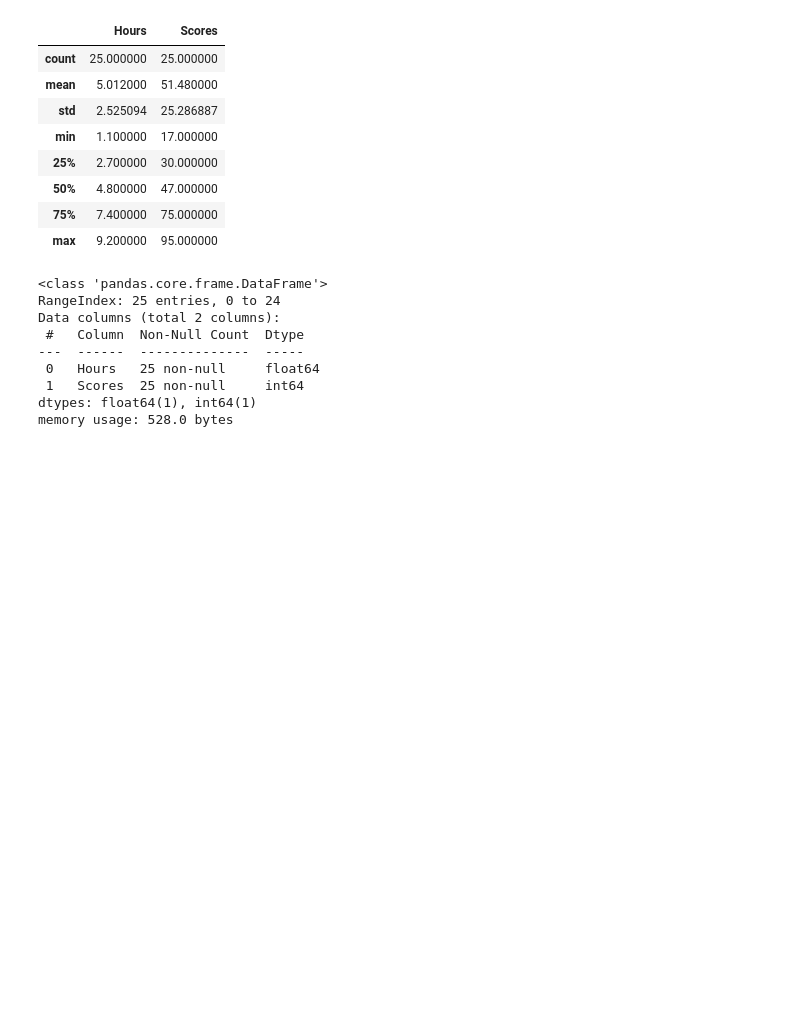
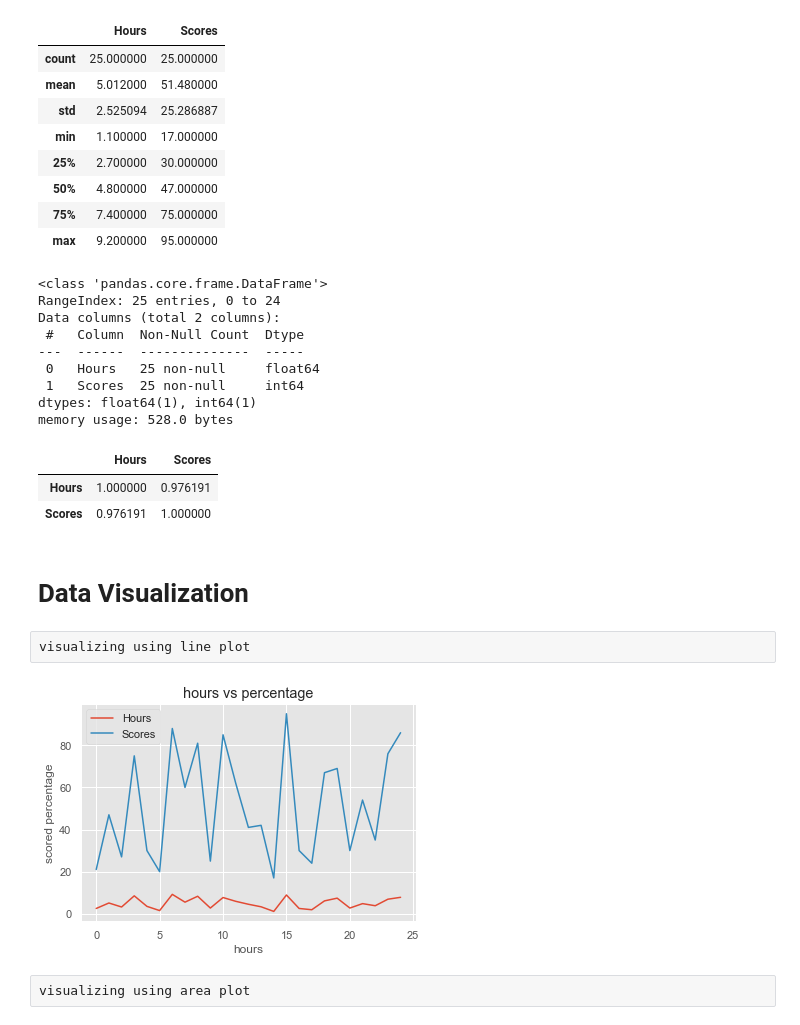
Before and after one commit to 200-shetty/predict-percentage, a Jupyter notebook: Task1- Predict the percentage of an student based on the no. of study hours..ipynb, the cells around one changed output. Drawn from its saved outputs; the diff is of its cells as text; code cells hidden in the pictures; blank space fills up the shorter version.

```diff
--- a/Task1- Predict the percentage of an student based on the no. of study hours..ipynb
+++ b/Task1- Predict the percentage of an student based on the no. of study hours..ipynb
@@ -77,4 +77,24 @@ Data columns (total 2 columns):
 dtypes: float64(1), int64(1)
 memory usage: 528.0 bytes
 # %%
-data
+data.corr()
+# %% [output]
+|  | Hours | Scores |
+| Hours | 1.000000 | 0.976191 |
+| Scores | 0.976191 | 1.000000 |
+# %% [markdown]
+# Data Visualization
+# %% [raw]
+visualizing using line plot
+# %%
+
+plt.style.use('ggplot')
+data.plot(kind='line')
+plt.title('hours vs percentage')
+plt.xlabel('hours')
+plt.ylabel('scored percentage')
+plt.show()
+# %% [output]
+[figure, added]
+# %% [raw]
+visualizing using area plot
```
Also changed, not shown: parts of 15 cells of this notebook.
